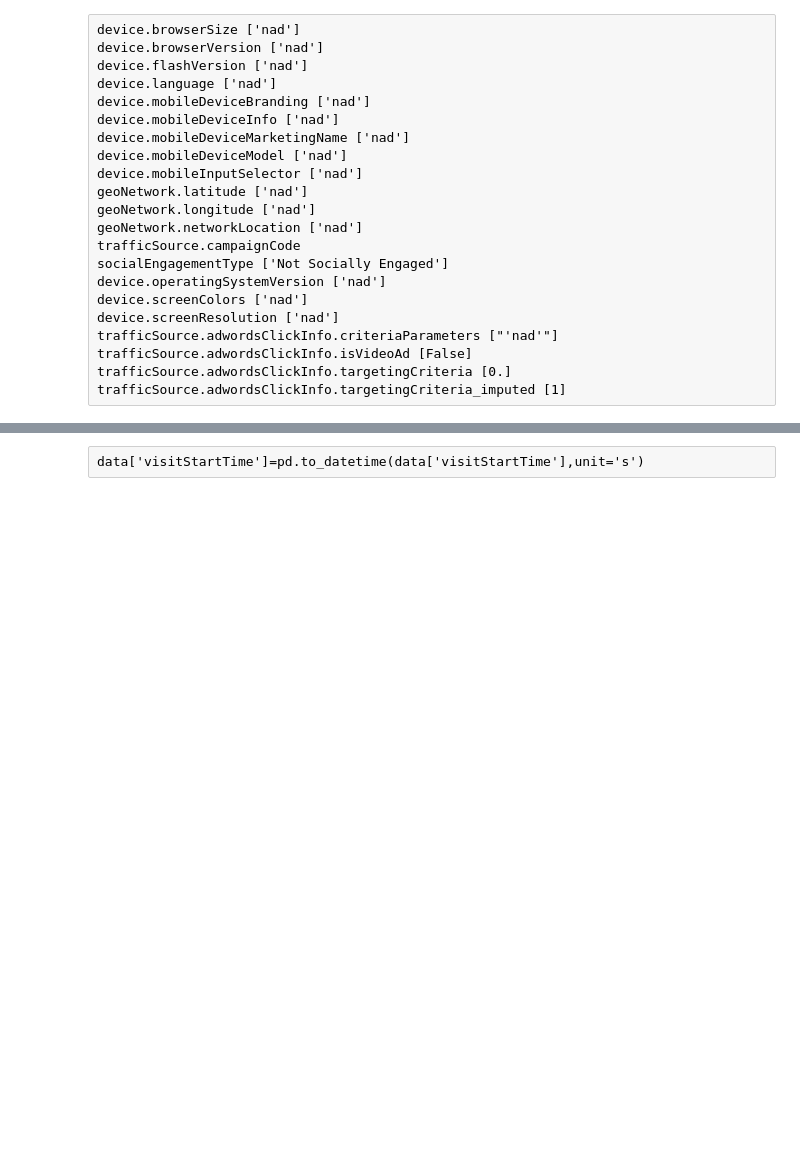
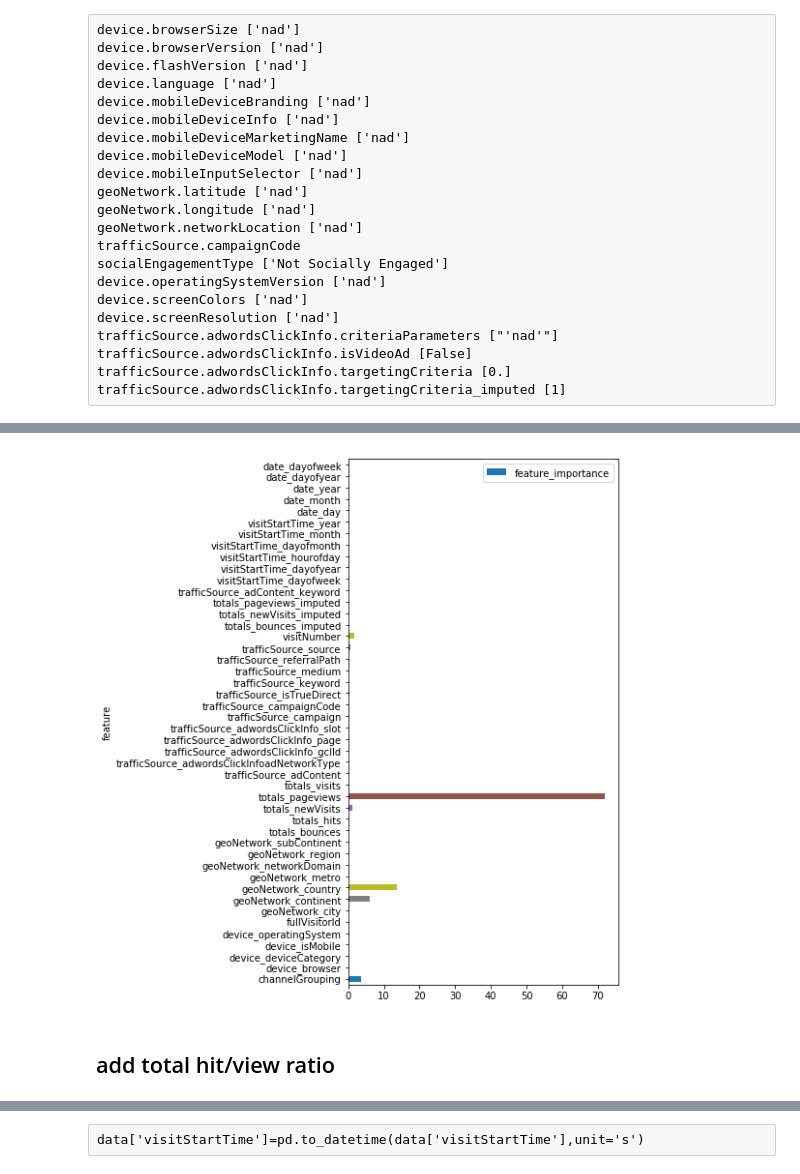
Before and after one commit to hagusta/kaggle_google_analytics_customer_revenue_prediction, a Jupyter notebook: data_prep.ipynb, the cells around one changed output, grey strips where cells are left out. Drawn from its saved outputs; the diff is of its cells as text; code cells hidden in the pictures; blank space fills up the shorter version.

Commit message:
20181018 data changes

```diff
--- a/data_prep.ipynb
+++ b/data_prep.ipynb
@@ -34,0 +352,24 @@ data=data.replace({'(not provided)':'(np)'},regex=True) # np = not provided
+# %%
+params=dict({'bagging_temperature': 0.087,
+ 'border_count': 32,
+ 'depth': 4,
+ 'fold_len_multiplier': 2,
+ 'l2_leaf_reg': 6.5,
+ 'leaf_estimation_iterations': 3,
+ 'leaf_estimation_method': 'Gradient',
+ 'learning_rate': 0.01,
+ 'max_ctr_complexity': 4.0,
+ 'one_hot_max_size': 225,
+ 'random_strength': 5,
+ 'rsm': 1,
+ #'iterations': 1000,
+ #'eval_metric': 'Accuracy',
+ 'logging_level': 'Verbose',
+ 'metric_period': 100,
+ #'random_seed': 0,
+ 'thread_count': 8,
+ 'train_dir': './cv_run',
+ 'calc_feature_importance': True,
+ 'od_type': 'Iter',
+ 'od_wait': 30,
+ 'od_pval':1e-3})
@@ -34,0 +378,7 @@ data=data.replace({'(not provided)':'(np)'},regex=True) # np = not provided
+# %%
+#xtrain,xtest,ytrain,ytest=train_test_split(x, y, test_size=0.1, random_state=42, shuffle=True, stratify=y)
+_y=y.copy()
+_y.loc[(_y['totals_transactionRevenue']>0),'totals_transactionRevenue']=1
+_y.loc[(_y['totals_transactionRevenue']==0),'totals_transactionRevenue']=0
+# %%
+xtrain1,xtest1,ytrain1,ytest1=train_test_split(x, _y, test_size=0.4, random_state=42, shuffle=True, stratify=_y)
@@ -34,0 +387,8 @@ data=data.replace({'(not provided)':'(np)'},regex=True) # np = not provided
+# %%
+metric='AUC'
+arg=params
+run_time='blah'
+#(datetime.now()).strftime('%Y%m%d%H%M')
+trainP=Pool(xtrain1,ytrain1,cat_features=category_features_idx)
+testP=Pool(xtest1,ytest1,cat_features=category_features_idx)
+bst,res=fit(params=arg,dtrain=trainP,dtest=testP,n_estimators=20,seed=13,run_time=run_time)
@@ -34,0 +402,10 @@ data=data.replace({'(not provided)':'(np)'},regex=True) # np = not provided
+# %%
+import matplotlib.pyplot as plt
+%matplotlib inline
+feature_importance=pd.DataFrame({'feature':x.columns.tolist()[0:len(x.columns)],'feature_importance':bst.feature_importances_})
+feature_importance.plot.barh(x='feature',y='feature_importance',figsize=(5,10))
+plt.show()
+# %% [output]
+[figure, added]
+# %% [markdown]
+## add total hit/view ratio
```
Also changed, not shown: parts of 103 cells of this notebook, 1 other file.
